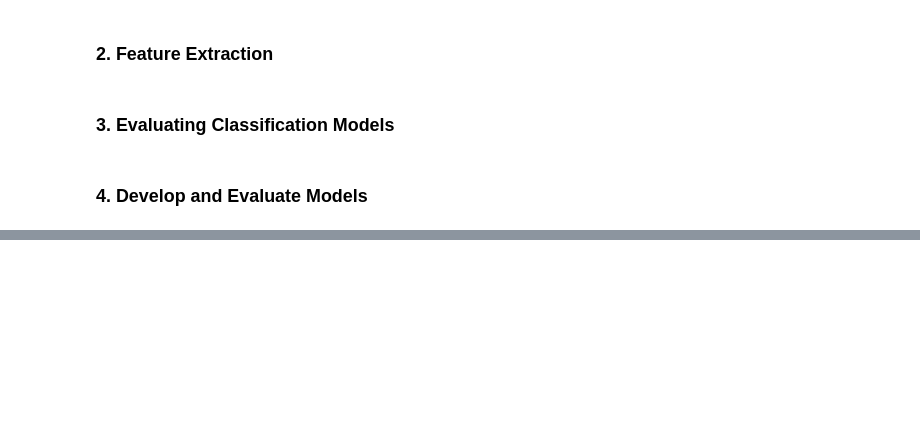
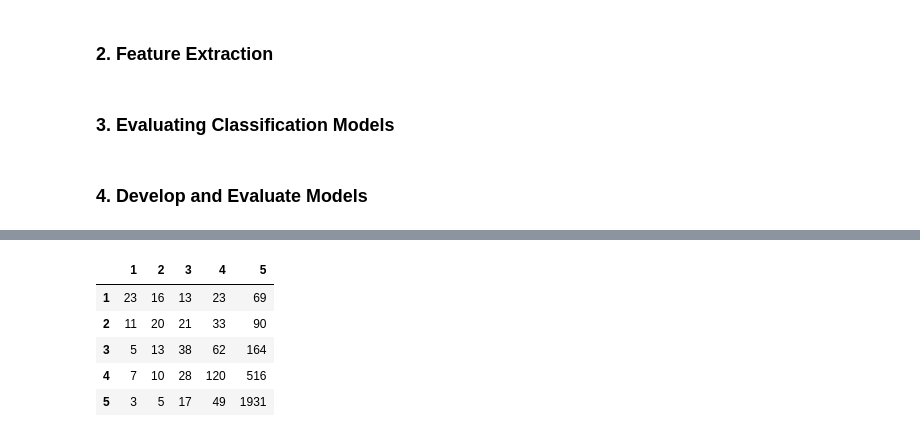
Before and after one commit to anxin16/Capstone-Project-3, a Jupyter notebook: Capstone_Report/Amazon-Review_2.ipynb, the cells around one changed output, grey strips where cells are left out. Cells and saved outputs as stored; diff of their text form; code cells hidden in the pictures; blank space fills up the shorter version.

```diff
--- a/Capstone_Report/Amazon-Review_2.ipynb
+++ b/Capstone_Report/Amazon-Review_2.ipynb
@@ -771,10 +772,14 @@ def train_predict_evaluate_model(classifier,
 from sklearn.linear_model import LogisticRegression
 from sklearn.naive_bayes import MultinomialNB
 from sklearn.svm import SVC
+from sklearn.svm import LinearSVC
+from sklearn.linear_model import SGDClassifier
 from sklearn.ensemble import RandomForestClassifier
 
 # Build ML methods
 clf_LR = LogisticRegression()
-clf_NB = MultinomialNB()
-clf_SVC = SVC()
-clf_RF = RandomForestClassifier
+clf_MNB = MultinomialNB()
+clf_SVC = SVC(C=5)
+clf_LSVC = LinearSVC()
+clf_SGD = SGDClassifier()
+clf_RFC = RandomForestClassifier(n_estimators=200, oob_score=True, random_state=50)
@@ -794,0 +1179,7 @@ F1 Score: 0.6
+# %%
+# SGD Classifier with tfidf features
+SGD_tfidf_predictions = train_predict_evaluate_model(classifier=clf_SGD,
+                                           train_features=tfidf_train_features,
+                                           train_labels=train_labels,
+                                           test_features=tfidf_test_features,
+                                           test_labels=test_labels)
@@ -794,0 +1320,10 @@ F1 Score: 0.6
+# %%
+SGD_tfidf_cm = confusion_matrix(test_labels, SGD_tfidf_predictions)
+pd.DataFrame(SGD_tfidf_cm, index=range(1,6), columns=range(1,6))
+# %% [output]
+|  | 1 | 2 | 3 | 4 | 5 |
+| 1 | 23 | 16 | 13 | 23 | 69 |
+| 2 | 11 | 20 | 21 | 33 | 90 |
+| 3 | 5 | 13 | 38 | 62 | 164 |
+| 4 | 7 | 10 | 28 | 120 | 516 |
+| 5 | 3 | 5 | 17 | 49 | 1931 |
```
Also changed, not shown: parts of 33 cells of this notebook.
